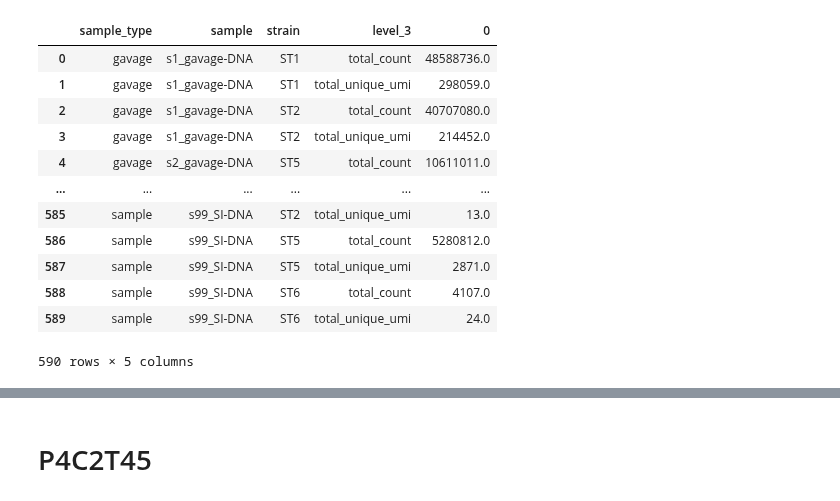
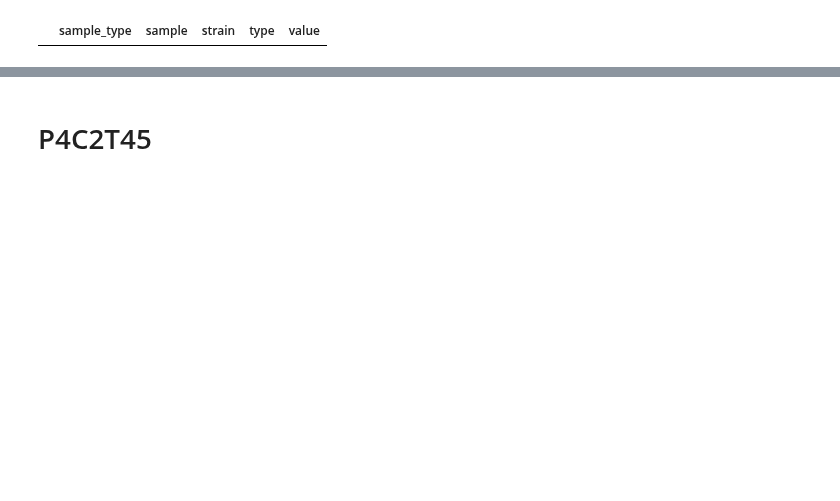
Before and after one commit to c-ruprecht/population_bottlenecks, a Jupyter notebook: analysis/1-gavage_depth.ipynb, the cells around one changed output, grey strips where cells are left out. Drawn from its saved outputs; the diff is of its cells as text; code cells hidden in the pictures; blank space fills up the shorter version.

```diff
--- a/analysis/1-gavage_depth.ipynb
+++ b/analysis/1-gavage_depth.ipynb
@@ -92,4 +282,4 @@ def get_readtables(path):
 # %%
 #
-df_total, df_gavageonly = get_readtables('/Volumes/sd/faith/MTCSB/projects/P4-barcoding_strains/r2_data/population-bottlenecks/fp_inputs/P4C1T8')
+df_total, df_gavageonly = get_readtables('/Volumes/sd/faith/MTCSB/projects/P4-barcoding_strains/20241029_analysis/P4C1T8/cagegavage')
 # %% [output]
@@ -250,38 +329,27 @@ fig.show()
 # %%
 df_gavage_strains = df_gavage_stack.groupby(['sample_type', 'sample', 'strain']).agg(**agg_dict)
 
 df_gavage_strains = df_gavage_strains.reset_index()
 df_gavage_strains = df_gavage_strains.set_index(['sample_type', 'sample','strain']).stack()
 df_gavage_strains = df_gavage_strains.reset_index()
-display(df_gavage_strains)
 df_gavage_strains = df_gavage_strains.rename(columns = {'level_3':'type', 0:'value'})
-df_gavage_strains
-
-fig = px.box(df_gavage_strains,
+df_plot = df_gavage_strains.loc[(df_gavage_strains['value'] == 'total_unique_umi') &
+                                (df_gavage_strains['strain'] != 'ST4')].copy()
+display(df_plot)
+fig = px.box(df_plot,
              x = 'sample_type',
              y = 'value',
              color = 'strain',
              facet_row='type',
              hover_data = ['sample'],
              template = 'simple_white',
              points = 'all',
              log_y = True,
              width = 800
              )
 #for i, facet in fig.facets
 
 fig.show()
+fig.write_image('P4C1T8-same_cage_gavage_unique_umis.png', scale = 1)
 # %% [output]
-|  | sample_type | sample | strain | level_3 | 0 |
-| 0 | gavage | s1_gavage-DNA | ST1 | total_count | 48588736.0 |
-| 1 | gavage | s1_gavage-DNA | ST1 | total_unique_umi | 298059.0 |
-| 2 | gavage | s1_gavage-DNA | ST2 | total_count | 40707080.0 |
-| 3 | gavage | s1_gavage-DNA | ST2 | total_unique_umi | 214452.0 |
-| 4 | gavage | s2_gavage-DNA | ST5 | total_count | 10611011.0 |
-| ... | ... | ... | ... | ... | ... |
-| 585 | sample | s99_SI-DNA | ST2 | total_unique_umi | 13.0 |
-| 586 | sample | s99_SI-DNA | ST5 | total_count | 5280812.0 |
-| 587 | sample | s99_SI-DNA | ST5 | total_unique_umi | 2871.0 |
-| 588 | sample | s99_SI-DNA | ST6 | total_count | 4107.0 |
-| 589 | sample | s99_SI-DNA | ST6 | total_unique_umi | 24.0 |
+|  | sample_type | sample | strain | type | value |
-590 rows × 5 columns
```
Also changed, not shown: parts of 25 cells of this notebook, 12 other files.
